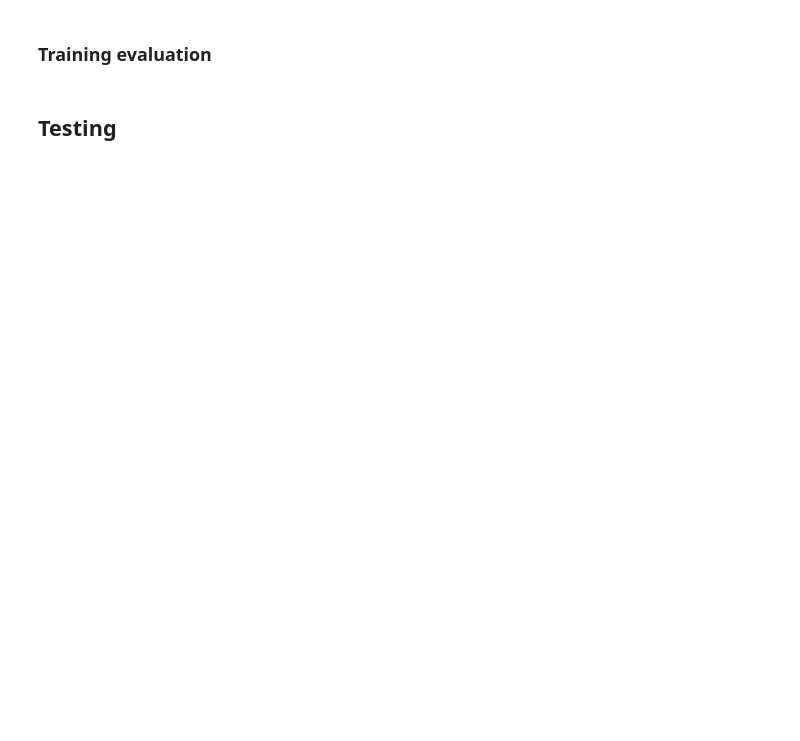
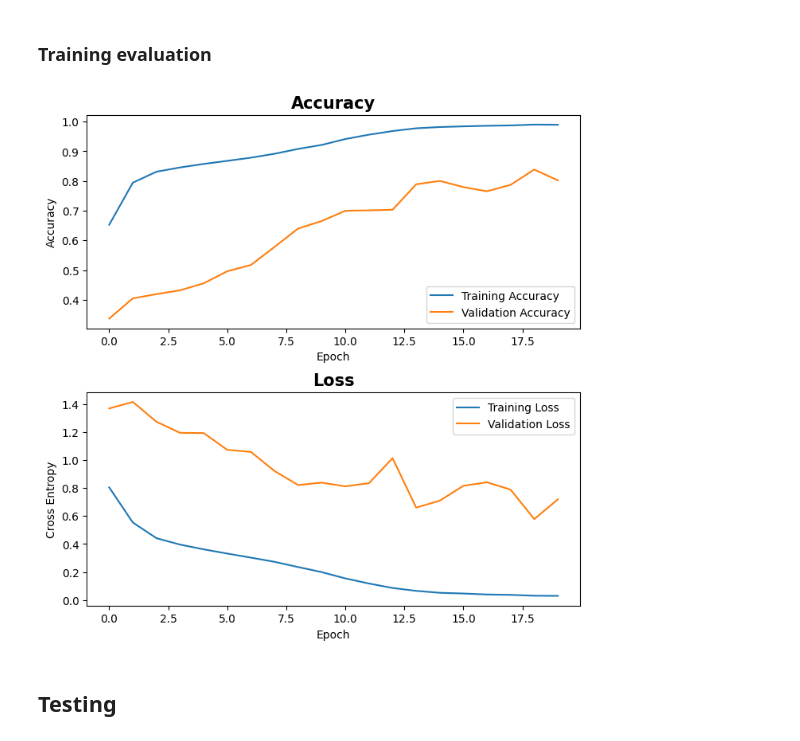
Before and after one commit to gacaam/Brain-MRI-Classification, a Jupyter notebook: CNN/CNN_4.ipynb, the cells around one changed output. Cells and saved outputs as stored; diff of their text form; code cells hidden in the pictures; blank space fills up the shorter version.

```diff
--- a/CNN/CNN_4.ipynb
+++ b/CNN/CNN_4.ipynb
@@ -80,8 +85,0 @@ with tf.device("CPU"):
-# %%
-# Buffered prefetching
-AUTOTUNE = tf.data.AUTOTUNE
-
-with tf.device("CPU"):
-    train_dataset = train_ds.prefetch(buffer_size = AUTOTUNE)
-    validation_dataset = validation_dataset.prefetch(buffer_size = AUTOTUNE)
-    test_dataset = test_dataset.prefetch(buffer_size = AUTOTUNE)
@@ -212,34 +221,36 @@ history_no_callback = model.fit(
 # %%
 plt.figure(figsize=(8, 8))
 
 # training and validation accuracy
-acc = history.history['accuracy']
-val_acc = history.history['val_accuracy']
+acc = history_no_callback.history['accuracy']
+val_acc = history_no_callback.history['val_accuracy']
 
 plt.subplot(2, 1, 1)
 plt.plot(acc, label='Training Accuracy')
 plt.plot(val_acc, label='Validation Accuracy')
 plt.legend(loc='lower right')
 plt.ylabel('Accuracy')
 plt.xlabel('Epoch')
-plt.ylim([min(plt.ylim()),1])
+# plt.ylim([min(plt.ylim()),1])
 plt.title('Accuracy', size=15, fontweight='bold')
 
 # training and validation loss
-loss = history.history['loss']
-val_loss = history.history['val_loss']
+loss = history_no_callback.history['loss']
+val_loss = history_no_callback.history['val_loss']
 
 plt.subplot(2, 1, 2)
 plt.plot(loss, label='Training Loss')
 plt.plot(val_loss, label='Validation Loss')
 plt.legend(loc='upper right')
 plt.ylabel('Cross Entropy')
 plt.xlabel('Epoch')
-plt.ylim([0,1.0])
+# plt.ylim([0,1.0])
 plt.title('Loss', size=15, fontweight='bold')
 
 
 plt.subplots_adjust(hspace=0.3)
 plt.show()
+# %% [output]
+[figure, added]
 # %% [markdown]
 ## Testing
```
Also changed, not shown: parts of 9 cells of this notebook.
